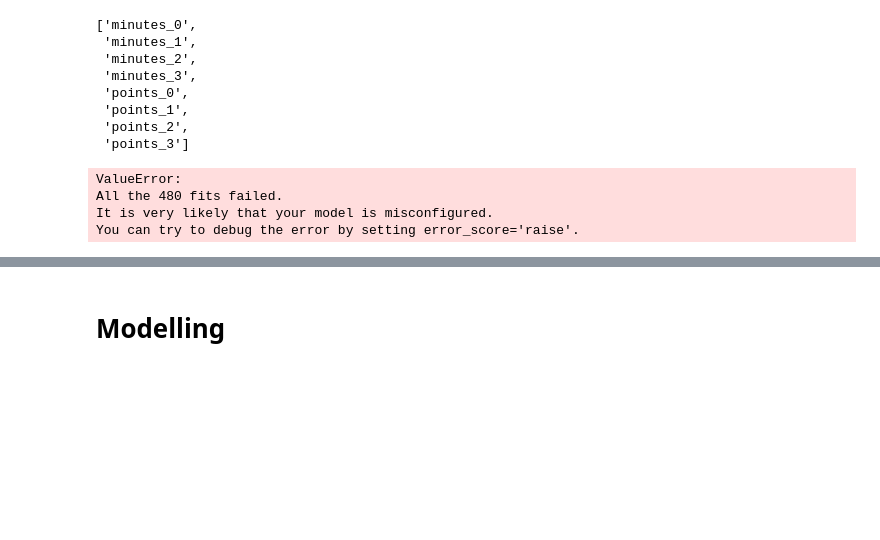
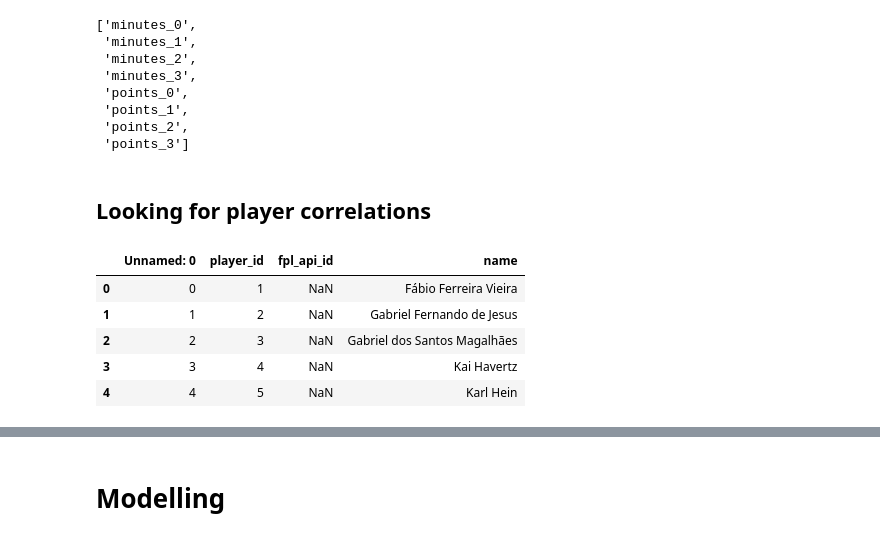
Before and after one commit to LevanBokeria/2025-reg-hack-week-airsenal, a Jupyter notebook: notebooks/Minutes_prediction_xgboost.ipynb, the cells around one changed output, grey strips where cells are left out. Saved outputs shown, nothing was run; the diff lists cells and outputs as text; code cells hidden in the pictures; blank space fills up the shorter version.

```diff
--- a/notebooks/Minutes_prediction_xgboost.ipynb
+++ b/notebooks/Minutes_prediction_xgboost.ipynb
@@ -168,18 +291,15 @@ get_features(full_train, run_config['train_features'])
  'points_2',
  'points_3']
 # %%
-params_grid = {'n_estimators': [1000, 3000, 5000, 10000],
-               'learning_rate': [0.01, 0.05, 0.1, 0.2],
-                'max_depth': [2, 4, 6],
-                'eval_metric': ['mae', 'rmse'],
-                # 'early_stopping_rounds': [10, 30, 50]
-                }
+# params_grid = {'n_estimators': [1000, 3000, 5000, 10000],
+#                'learning_rate': [0.01, 0.05, 0.1, 0.2],
+#                 'max_depth': [2, 4, 6],
+#                 'eval_metric': ['mae', 'rmse'],
+#                 # 'early_stopping_rounds': [10, 30, 50]
+#                 }
 
-model = XGBRegressor(objective='reg:squarederror', early_stopping_rounds=30)
-search = GridSearchCV(model, params_grid).fit(X_train, y_train)
-search.best_params_
+# model = XGBRegressor(objective='reg:squarederror', early_stopping_rounds=30)
+# search = GridSearchCV(model, params_grid).fit(X_train, y_train)
+# search.best_params_
-# %% [output]
-ValueError:
-All the 480 fits failed.
-It is very likely that your model is misconfigured.
-You can try to debug the error by setting error_score='raise'.
+# %% [markdown]
+## Looking for player correlations
@@ -185,0 +316,10 @@ You can try to debug the error by setting error_score='raise'.
+# %%
+player_names = pd.read_csv('../results/Player_Id_to_Name.csv')
+player_names.head()
+# %% [output]
+|  | Unnamed: 0 | player_id | fpl_api_id | name |
+| 0 | 0 | 1 | NaN | Fábio Ferreira Vieira |
+| 1 | 1 | 2 | NaN | Gabriel Fernando de Jesus |
+| 2 | 2 | 3 | NaN | Gabriel dos Santos Magalhães |
+| 3 | 3 | 4 | NaN | Kai Havertz |
+| 4 | 4 | 5 | NaN | Karl Hein |
```
Also changed, not shown: parts of 19 cells of this notebook.
